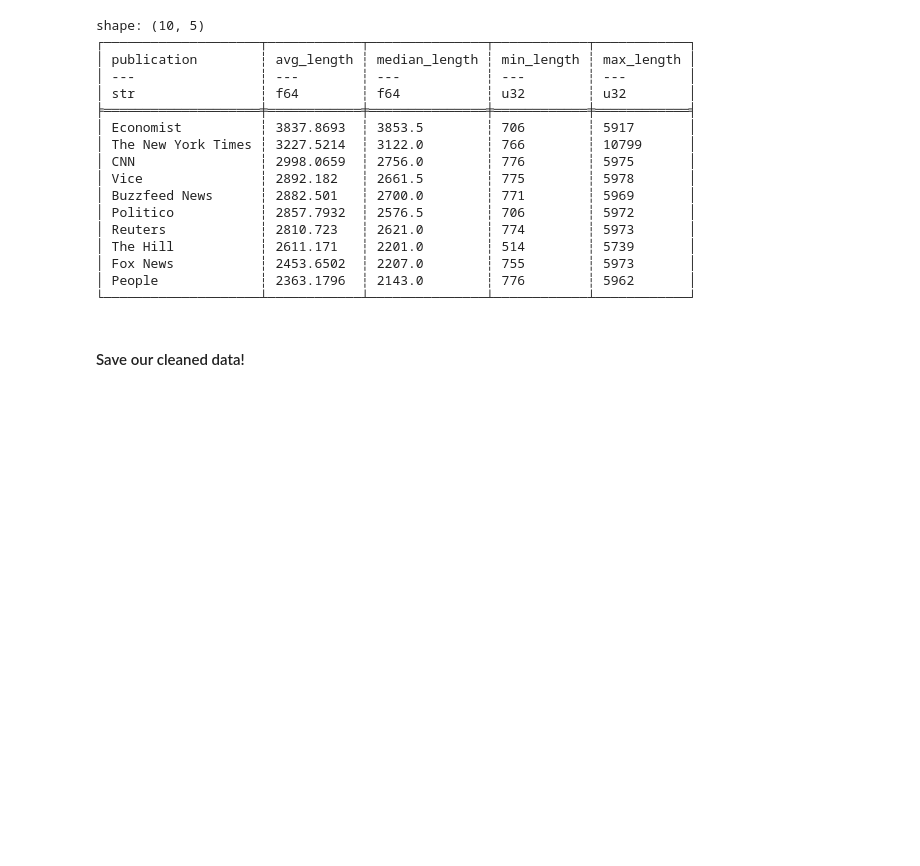
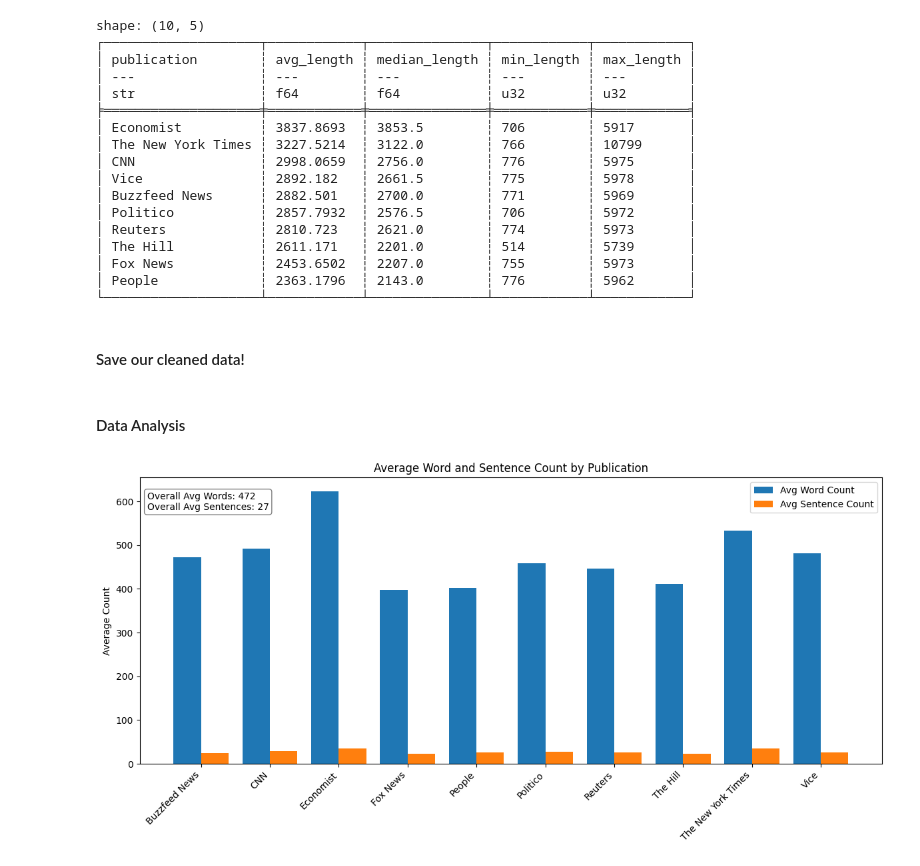
Before and after one commit to hunterschep/nlp-final-project, a Jupyter notebook: preliminaries/prep_data.ipynb, the cells around one changed output. Cells and saved outputs as stored; diff of their text form; code cells hidden in the pictures; blank space fills up the shorter version.

Commit message:
add data viz

```diff
--- a/preliminaries/prep_data.ipynb
+++ b/preliminaries/prep_data.ipynb
@@ -379,3 +379,61 @@ cleaned_df = cleaned_df.rename({"anon_article": "clean_article"})
 # %%
 # Save the cleaned DataFrame to a CSV file
 cleaned_df.write_csv("all-the-news-2-1-SMALL-CLEANED.csv")
+# %% [markdown]
+#### Data Analysis
+# %%
+import pandas as pd
+import matplotlib.pyplot as plt
+
+# Load the cleaned data
+cleaned_df = pd.read_csv("all-the-news-2-1-SMALL-CLEANED.csv")
+
+# Create word and sentence count columns
+cleaned_df["word_count"] = cleaned_df["clean_article"].str.split().apply(len)
+cleaned_df["sentence_count"] = cleaned_df["clean_article"].str.count(r"[.!?]")
+
+# Group by publication and calculate average stats
+avg_counts = cleaned_df.groupby("publication")[["word_count", "sentence_count"]].mean().reset_index()
+
+# Filter for the 10 publications of interest
+selected_pubs = [
+    "Buzzfeed News", "CNN", "Economist", "Fox News", "People",
+    "Politico", "Reuters", "The Hill", "The New York Times", "Vice"
+]
+avg_counts = avg_counts[avg_counts["publication"].isin(selected_pubs)]
+
+# Sort to match original order
+avg_counts["publication"] = pd.Categorical(avg_counts["publication"], categories=selected_pubs, ordered=True)
+avg_counts = avg_counts.sort_values("publication")
+
+# Calculate overall average word and sentence count
+overall_avg_words = cleaned_df["word_count"].mean()
+overall_avg_sentences = cleaned_df["sentence_count"].mean()
+
+# Plot
+plt.figure(figsize=(12, 6))
+bar_width = 0.4
+x = range(len(avg_counts))
+
+plt.bar([i - bar_width/2 for i in x], avg_counts["word_count"], width=bar_width, label="Avg Word Count")
+plt.bar([i + bar_width/2 for i in x], avg_counts["sentence_count"], width=bar_width, label="Avg Sentence Count")
+
+plt.xticks(ticks=x, labels=avg_counts["publication"], rotation=45, ha='right')
+plt.ylabel("Average Count")
+plt.title("Average Word and Sentence Count by Publication")
+plt.legend()
+
+# Add overall average text box in top-left corner
+plt.text(
+    0.01, 0.95,
+    f"Overall Avg Words: {overall_avg_words:.0f}\nOverall Avg Sentences: {overall_avg_sentences:.0f}",
+    transform=plt.gca().transAxes,
+    fontsize=10,
+    verticalalignment='top',
+    bbox=dict(facecolor='white', edgecolor='gray', boxstyle='round,pad=0.3')
+)
+
+plt.tight_layout()
+plt.show()
+# %% [output]
+[figure, added]
```
